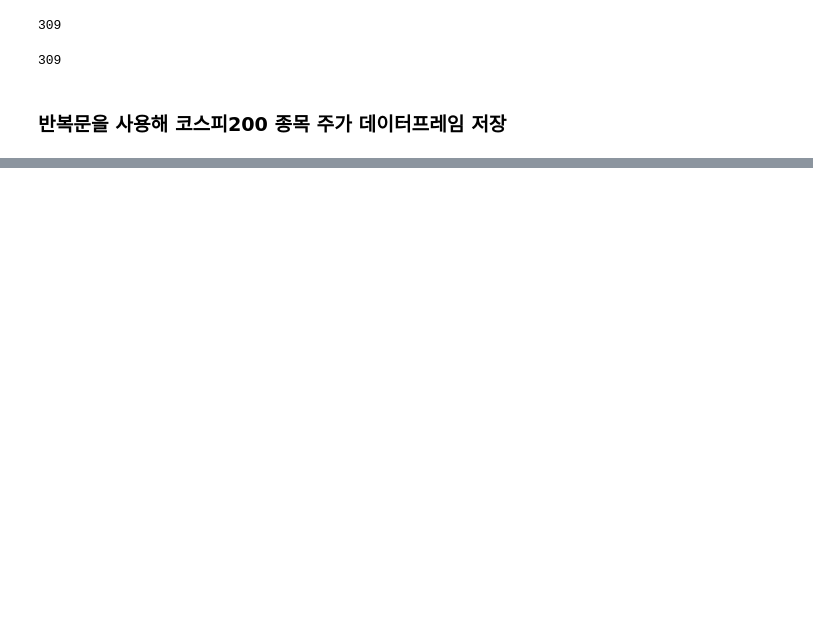
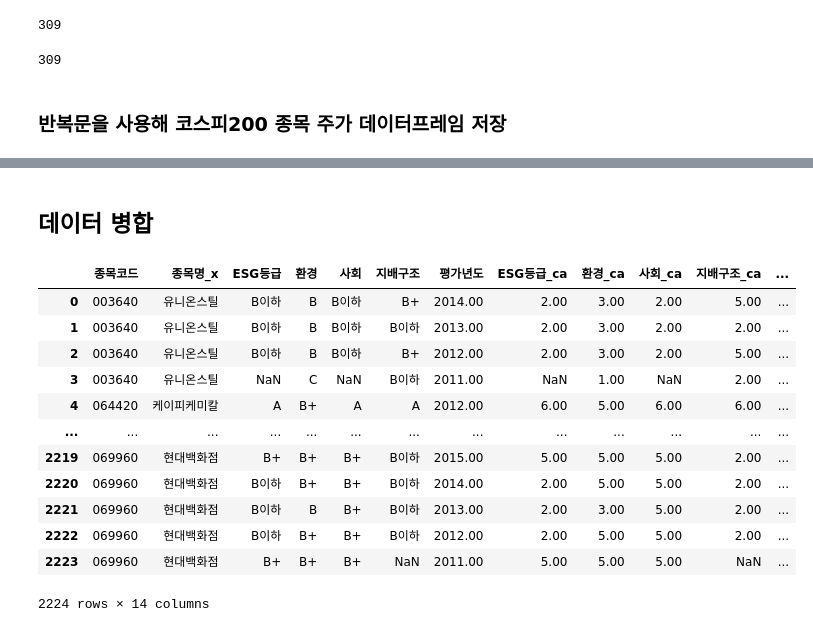
Before and after one commit to dkssudgb/ESG, a Jupyter notebook: dcdp/KOSPI_STOCK.ipynb, the cells around one changed output, grey strips where cells are left out. Cells and saved outputs as stored; diff of their text form; code cells hidden in the pictures; blank space fills up the shorter version.

```diff
--- a/dcdp/KOSPI_STOCK.ipynb
+++ b/dcdp/KOSPI_STOCK.ipynb
@@ -169,0 +189,4 @@ pd.options.display.float_format = '{:.2f}'.format
+# %%
+stock = stock.reset_index()
+# %%
+esg = pd.read_csv("../data/ESG_KOSPI200_ca.csv")
@@ -169,0 +207,6 @@ pd.options.display.float_format = '{:.2f}'.format
+# %%
+esg['연도'] = esg['평가년도']
+# %%
+# esg 종목코드 6자리로 변경
+esg['종목코드'] = esg['종목코드'].apply(six_digit)
+esg
@@ -169,0 +227,18 @@ pd.options.display.float_format = '{:.2f}'.format
+# %% [markdown]
+## 데이터 병합
+# %%
+df = pd.merge(esg, stock, how='left', on=["종목코드",'연도'])
+# %% [output]
+|  | 종목코드 | 종목명_x | ESG등급 | 환경 | 사회 | 지배구조 | 평가년도 | ESG등급_ca | 환경_ca | 사회_ca | 지배구조_ca | ... |
+| 0 | 003640 | 유니온스틸 | B이하 | B | B이하 | B+ | 2014.00 | 2.00 | 3.00 | 2.00 | 5.00 | ... |
+| 1 | 003640 | 유니온스틸 | B이하 | B | B이하 | B이하 | 2013.00 | 2.00 | 3.00 | 2.00 | 2.00 | ... |
+| 2 | 003640 | 유니온스틸 | B이하 | B | B이하 | B+ | 2012.00 | 2.00 | 3.00 | 2.00 | 5.00 | ... |
+| 3 | 003640 | 유니온스틸 | NaN | C | NaN | B이하 | 2011.00 | NaN | 1.00 | NaN | 2.00 | ... |
+| 4 | 064420 | 케이피케미칼 | A | B+ | A | A | 2012.00 | 6.00 | 5.00 | 6.00 | 6.00 | ... |
+| ... | ... | ... | ... | ... | ... | ... | ... | ... | ... | ... | ... | ... |
+| 2219 | 069960 | 현대백화점 | B+ | B+ | B+ | B이하 | 2015.00 | 5.00 | 5.00 | 5.00 | 2.00 | ... |
+| 2220 | 069960 | 현대백화점 | B이하 | B+ | B+ | B이하 | 2014.00 | 2.00 | 5.00 | 5.00 | 2.00 | ... |
+| 2221 | 069960 | 현대백화점 | B이하 | B | B+ | B이하 | 2013.00 | 2.00 | 3.00 | 5.00 | 2.00 | ... |
+| 2222 | 069960 | 현대백화점 | B이하 | B+ | B+ | B이하 | 2012.00 | 2.00 | 5.00 | 5.00 | 2.00 | ... |
+| 2223 | 069960 | 현대백화점 | B+ | B+ | B+ | NaN | 2011.00 | 5.00 | 5.00 | 5.00 | NaN | ... |
+2224 rows × 14 columns
```
Also changed, not shown: parts of 10 cells of this notebook, 2 other files.
